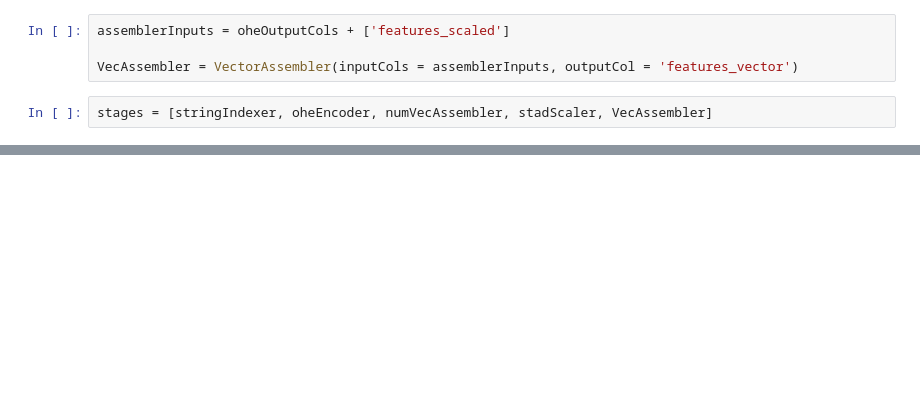
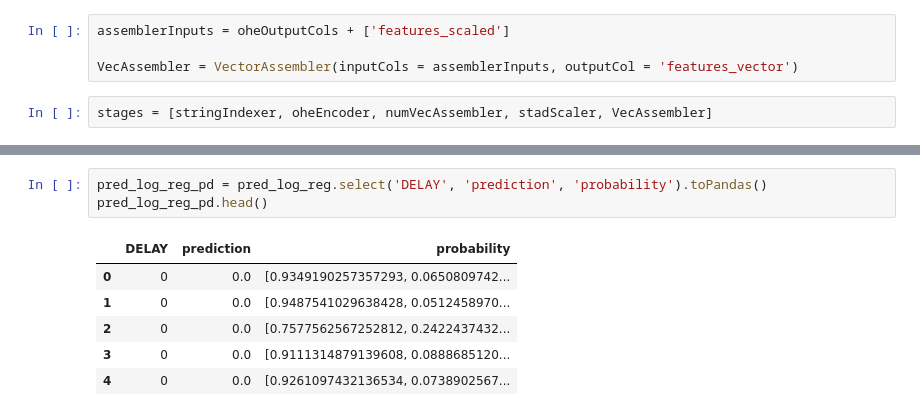
Before and after one commit to mconjaud/TrabalhoFinalAEM2, a Jupyter notebook: BigData/Projeto_Final_BigData.ipynb, the cells around one changed output, grey strips where cells are left out. Drawn from its saved outputs; the diff is of its cells as text; blank space fills up the shorter version.

```diff
--- a/BigData/Projeto_Final_BigData.ipynb
+++ b/BigData/Projeto_Final_BigData.ipynb
@@ -728,0 +705,10 @@ transformed_train_df.limit(10).toPandas()
+# %%
+pred_log_reg_pd = pred_log_reg.select('DELAY', 'prediction', 'probability').toPandas()
+pred_log_reg_pd.head()
+# %% [output]
+|  | DELAY | prediction | probability |
+| 0 | 0 | 0.0 | [0.9349190257357293, 0.0650809742... |
+| 1 | 0 | 0.0 | [0.9487541029638428, 0.0512458970... |
+| 2 | 0 | 0.0 | [0.7577562567252812, 0.2422437432... |
+| 3 | 0 | 0.0 | [0.9111314879139608, 0.0888685120... |
+| 4 | 0 | 0.0 | [0.9261097432136534, 0.0738902567... |
```
Also changed, not shown: parts of 58 cells of this notebook.
